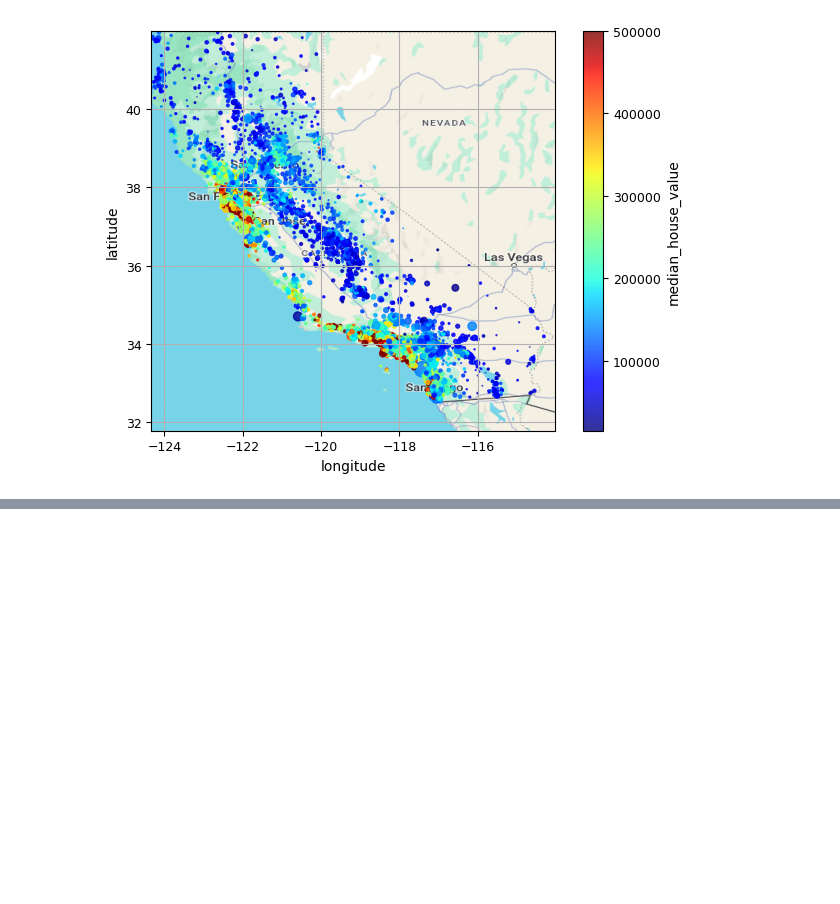
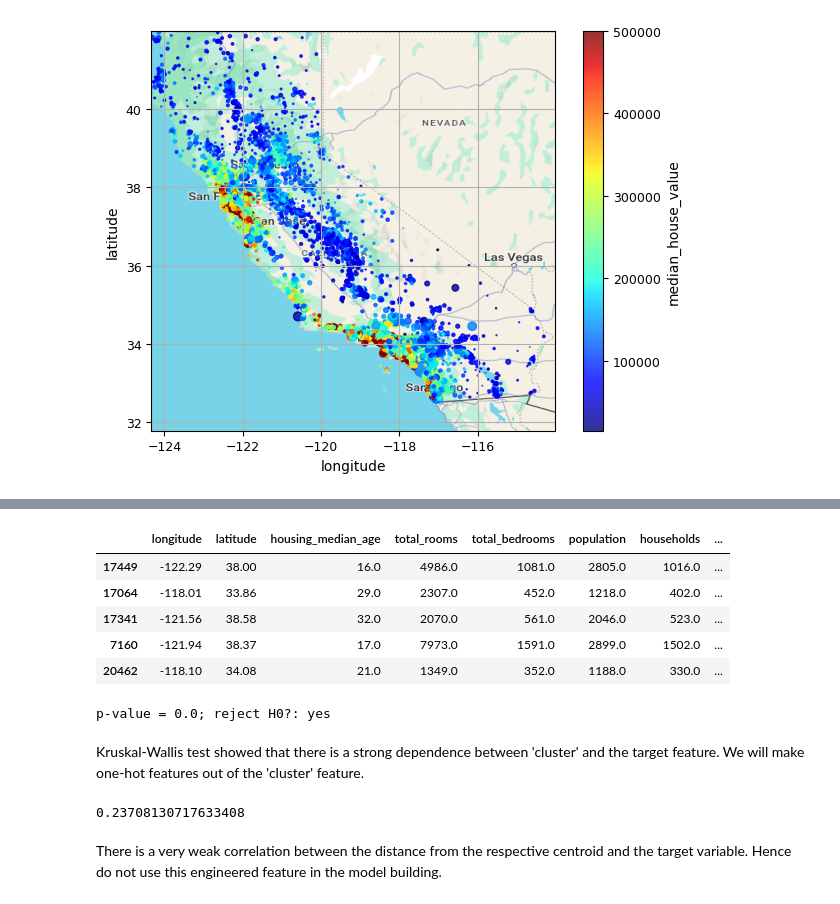
Before and after one commit to leztien/portfolio-project-linear-regression-for-price-prediction, a Jupyter notebook: exploratory_data_analysis.ipynb, the cells around one changed output, grey strips where cells are left out. Drawn from its saved outputs; the diff is of its cells as text; code cells hidden in the pictures; blank space fills up the shorter version.

```diff
--- a/exploratory_data_analysis.ipynb
+++ b/exploratory_data_analysis.ipynb
@@ -244,0 +215,43 @@ dir(dbscan)[-20:]
+# %%
+# Add a new feature: distance from the respective centroid
+
+def func(row: pd.Series):
+    if row['cluster'] == -1:
+        return np.nan
+    return ((row[['longitude', 'latitude']] - df_centroids.loc[row['cluster']])**2).sum() ** (1/2)
+
+df["distance_from_centroid"] = df.apply(func, axis=1)
+df.head(10)
+# %% [output]
+|  | longitude | latitude | housing_median_age | total_rooms | total_bedrooms | population | households | ... |
+| 17449 | -122.29 | 38.00 | 16.0 | 4986.0 | 1081.0 | 2805.0 | 1016.0 | ... |
+| 17064 | -118.01 | 33.86 | 29.0 | 2307.0 | 452.0 | 1218.0 | 402.0 | ... |
+| 17341 | -121.56 | 38.58 | 32.0 | 2070.0 | 561.0 | 2046.0 | 523.0 | ... |
+| 7160 | -121.94 | 38.37 | 17.0 | 7973.0 | 1591.0 | 2899.0 | 1502.0 | ... |
+| 20462 | -118.10 | 34.08 | 21.0 | 1349.0 | 352.0 | 1188.0 | 330.0 | ... |
+# %%
+# Kruskal-Wallis H-test for 'cluster' -> tagret
+# H0: no dependence
+
+alpha = 0.05
+samples = [e[0] for e in df[['cluster', target]].groupby('cluster').agg(list).values]
+res = kruskal(*samples)
+pvalue = res.pvalue
+print(f'p-value = {pvalue}; reject H0?: {"yes" if pvalue < alpha else "no"}')
+# %% [output]
+p-value = 0.0; reject H0?: yes
+# %% [markdown]
+Kruskal-Wallis test showed that there is a strong dependence between 'cluster' and the target feature.
+We will make one-hot features out of the 'cluster' feature.
+# %%
+# Check Pearson's correlation
+df['reverse_distance'] = (df['distance_from_centroid'].max() - df['distance_from_centroid']).fillna(0)
+X,Y = df['reverse_distance'], df[target]
+
+statistic, pvalue = pearsonr(X,Y)
+statistic
+# %% [output]
+0.23708130717633408
+# %% [markdown]
+There is a very weak correlation between the distance from the respective centroid and the target variable.
+Hence do not use this engineered feature in the model building.
```
Also changed, not shown: parts of 11 cells of this notebook, 4 other files.
